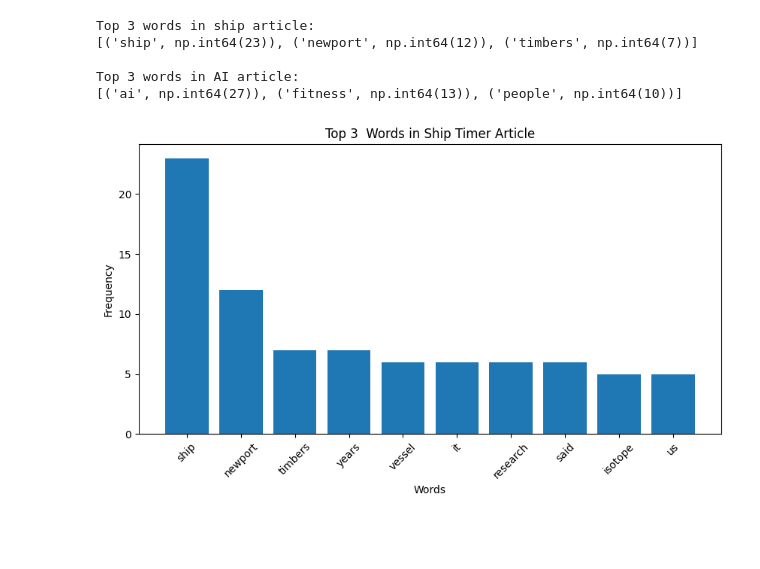
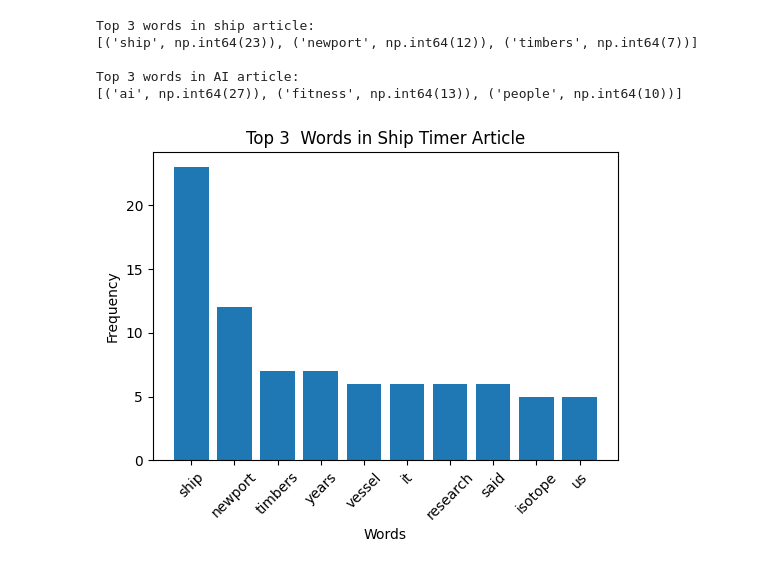
Before and after one commit to safoolady23-wq/AIN-SA2-PartB, a Jupyter notebook: AIN_SA2_PartB.ipynb, the cells around one changed output. Cells and saved outputs as stored; diff of their text form; code cells hidden in the pictures; blank space fills up the shorter version.

```diff
--- a/AIN_SA2_PartB.ipynb
+++ b/AIN_SA2_PartB.ipynb
@@ -50,7 +50,8 @@ cleaned_docs = [clean_text(doc) for doc in documents]
 vectorizer = CountVectorizer(max_features = 100)
 X = vectorizer.fit_transform(cleaned_docs)
 #feature_names = vectorizer.get_feature_names_out()
-vectors = vectorizer.fit_transform(cleaned_text)
+vector = X
+#vectors = vectorizer.fit_transform(cleaned_text)
 
 feature_names = vectorizer.get_feature_names_out()
 #print(feature_names)
@@ -258,23 +262,23 @@ Top 3 words in AI article:
 # %%
 import matplotlib.pyplot as plt
 
 ship_counts = dict(zip(feature_names, X.toarray()[0]))
 ai_counts = dict(zip(feature_names, X.toarray()[1]))
 
 def top_n_from_dict(d, n=3):
     return sorted(d.items(), key=lambda x: x[1], reverse=True)[:n]
 
 ship_top_words = top_n_from_dict(ship_counts, n=3)
 ai_top_words = top_n_from_dict(ai_counts, n=3)
 
 words, counts = zip(*ship_top)
 
-plt.figure(figsize=(10,5)) # the bar grapg is showing the top 10 words in the ship article
+plt.figure(figsize=(6,4)) # the bar grapg is showing the top 10 words in the ship article
 plt.bar(words, counts)
 plt.title("Top 3  Words in Ship Timer Article")
 plt.xticks(rotation=45)
 plt.xlabel("Words")
 plt.ylabel("Frequency")
 plt.show()
 # %% [output]
-[figure, old version]
+[figure, new version]
```
Also changed, not shown: parts of 3 cells of this notebook.
